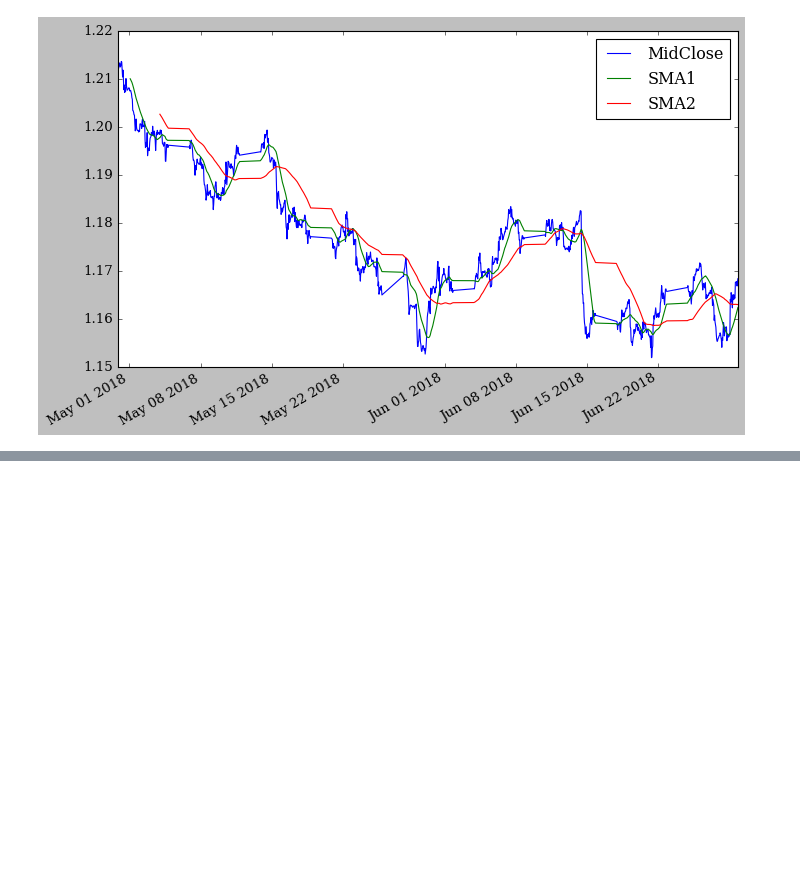
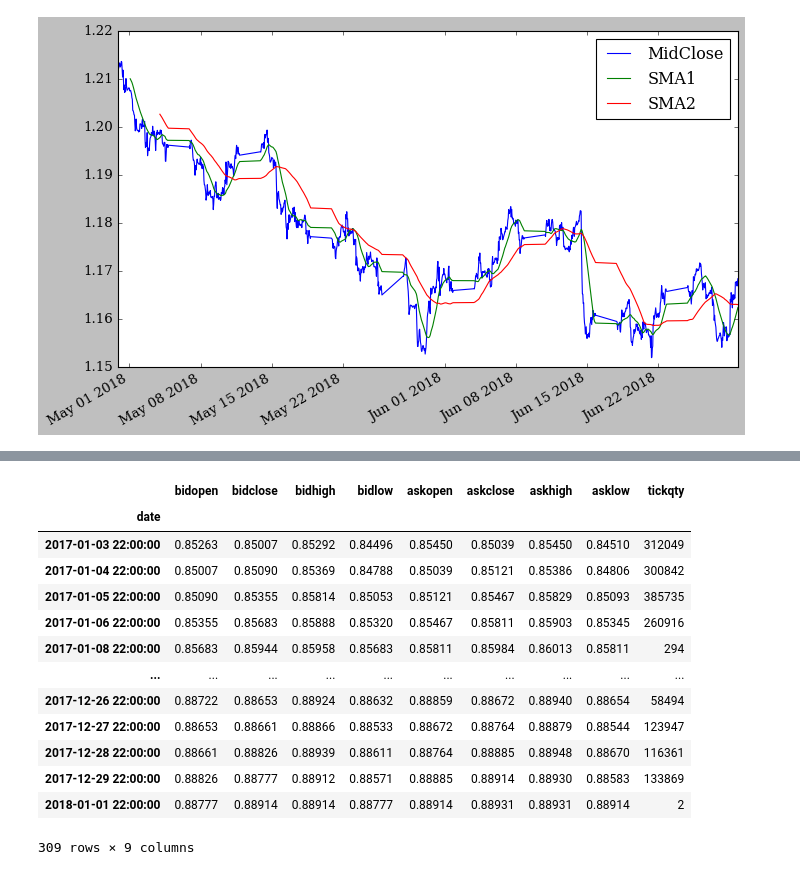
Before and after one commit to Hosung-Ahn/trading, a Jupyter notebook: flatform/note.ipynb, the cells around one changed output, grey strips where cells are left out. Saved outputs shown, nothing was run; the diff lists cells and outputs as text; code cells hidden in the pictures; blank space fills up the shorter version.

```diff
--- a/flatform/note.ipynb
+++ b/flatform/note.ipynb
@@ -121,0 +148,23 @@ data[['MidClose', 'SMA1', 'SMA2']].plot(figsize=(10,6))
+# %%
+# start : 시작 기간
+# stop : 종료 기간
+start = dt.datetime(2017, 1,1)
+end = dt.datetime(2018, 1,1)
+
+candles = api.get_candles('EUR/GBP', period='D1', start=start, stop=end)
+candles
+# %% [output]
+|  | bidopen | bidclose | bidhigh | bidlow | askopen | askclose | askhigh | asklow | tickqty |
+| date |  |  |  |  |  |  |  |  |  |
+| 2017-01-03 22:00:00 | 0.85263 | 0.85007 | 0.85292 | 0.84496 | 0.85450 | 0.85039 | 0.85450 | 0.84510 | 312049 |
+| 2017-01-04 22:00:00 | 0.85007 | 0.85090 | 0.85369 | 0.84788 | 0.85039 | 0.85121 | 0.85386 | 0.84806 | 300842 |
+| 2017-01-05 22:00:00 | 0.85090 | 0.85355 | 0.85814 | 0.85053 | 0.85121 | 0.85467 | 0.85829 | 0.85093 | 385735 |
+| 2017-01-06 22:00:00 | 0.85355 | 0.85683 | 0.85888 | 0.85320 | 0.85467 | 0.85811 | 0.85903 | 0.85345 | 260916 |
+| 2017-01-08 22:00:00 | 0.85683 | 0.85944 | 0.85958 | 0.85683 | 0.85811 | 0.85984 | 0.86013 | 0.85811 | 294 |
+| ... | ... | ... | ... | ... | ... | ... | ... | ... | ... |
+| 2017-12-26 22:00:00 | 0.88722 | 0.88653 | 0.88924 | 0.88632 | 0.88859 | 0.88672 | 0.88940 | 0.88654 | 58494 |
+| 2017-12-27 22:00:00 | 0.88653 | 0.88661 | 0.88866 | 0.88533 | 0.88672 | 0.88764 | 0.88879 | 0.88544 | 123947 |
+| 2017-12-28 22:00:00 | 0.88661 | 0.88826 | 0.88939 | 0.88611 | 0.88764 | 0.88885 | 0.88948 | 0.88670 | 116361 |
+| 2017-12-29 22:00:00 | 0.88826 | 0.88777 | 0.88912 | 0.88571 | 0.88885 | 0.88914 | 0.88930 | 0.88583 | 133869 |
+| 2018-01-01 22:00:00 | 0.88777 | 0.88914 | 0.88914 | 0.88777 | 0.88914 | 0.88931 | 0.88931 | 0.88914 | 2 |
+309 rows × 9 columns
```
Also changed, not shown: parts of 8 cells of this notebook.
